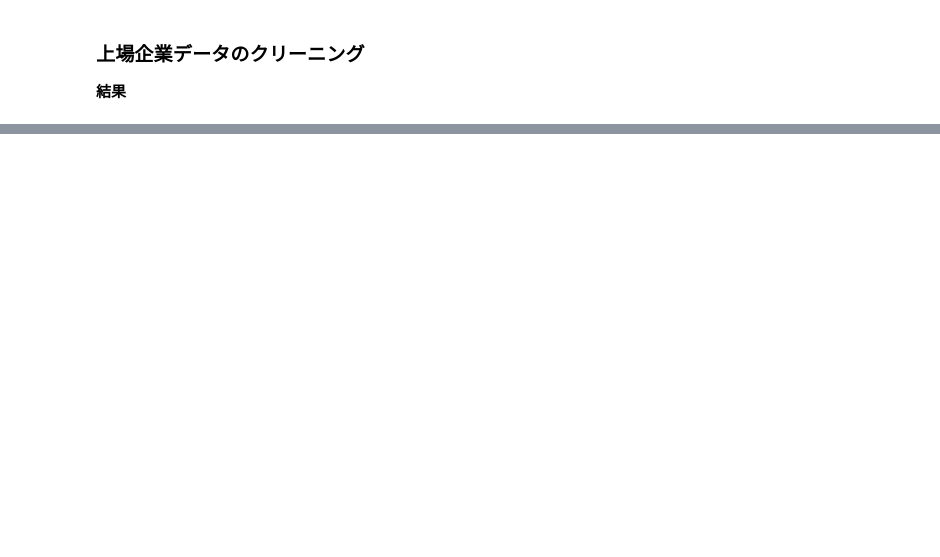
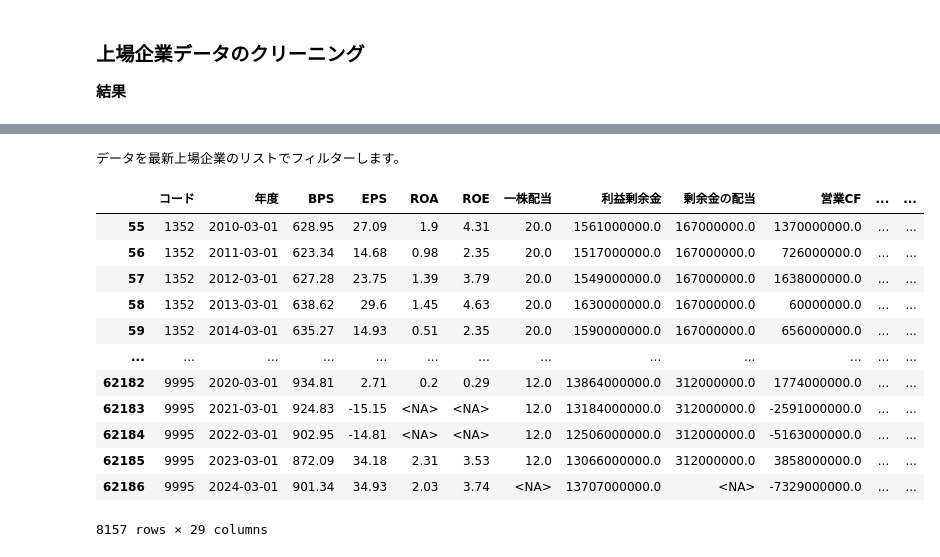
Before and after one commit to Tetibeam/003_stock_screening_preproc, a Jupyter notebook: 01_initial_creening.ipynb, the cells around one changed output, grey strips where cells are left out. Cells and saved outputs as stored; diff of their text form; code cells hidden in the pictures; blank space fills up the shorter version.

```diff
--- a/01_initial_creening.ipynb
+++ b/01_initial_creening.ipynb
@@ -202,4 +192,4 @@ df_type_change = {
 # %%
-for (filename, year), df in df_type_change.items():
-    print(filename, year)
+print("\ndtypeの最終チェック")
+for _, df in df_type_change.items():
     cu.chk_finale_dtype(df, settings["dtype_chk"]["raw"])
@@ -287,0 +268,6 @@ fig.show()
+# %%
+print("\n重複した値を検出し、最新年度ファイルのものに更新します。")
+df_result_lower, df_result_upper = cu.chk_duplicated_data(df_PROCESSED)
+display(df_result_lower)
+
+df_PROCESSED_UPDATED = cu.update_duplicated_data(df_PROCESSED, df_result_lower)
@@ -287,0 +289,10 @@ fig.show()
+# %%
+print("\n重複したデータの更新元を消去します。")
+files = df_result_lower["ファイル名"].unique()
+years = df_result_lower["フォルダ名"].unique()
+for filename in files:
+    for year in years:
+        df_update = df_result_lower.query("ファイル名 == @filename and フォルダ名 == @year")
+        df_update_index = df_update.set_index(["コード", "年度"]).index
+        df_target = df_PROCESSED_UPDATED[(filename, year)].set_index(["コード", "年度"])
+        df_PROCESSED_UPDATED[(filename, year)] = df_target.drop(df_update_index).reset_index()
@@ -335,0 +403,26 @@ df_type = cu.chk_dtype(df=df_type_change,filename=settings["files"]["reference"]
+# %%
+from functools import reduce
+
+df_list = [df for (filename, year) ,df in df_PROCESSED_UPDATED.items()]
+dfs = [df.set_index(["コード", "年度"]) for df in df_list]  # df_list が64個のDF
+df_ALL = reduce(lambda left, right: left.combine_first(right), dfs)
+df_ALL.reset_index(inplace=True)
+# %%
+print("\nデータを最新上場企業のリストでフィルターします。")
+df_filtered = df_ALL[~df_ALL["コード"].isin(df_type_change["コード"])]
+display(df_filtered)
+# %% [output]
+データを最新上場企業のリストでフィルターします。
+|  | コード | 年度 | BPS | EPS | ROA | ROE | 一株配当 | 利益剰余金 | 剰余金の配当 | 営業CF | ... | ... |
+| 55 | 1352 | 2010-03-01 | 628.95 | 27.09 | 1.9 | 4.31 | 20.0 | 1561000000.0 | 167000000.0 | 1370000000.0 | ... | ... |
+| 56 | 1352 | 2011-03-01 | 623.34 | 14.68 | 0.98 | 2.35 | 20.0 | 1517000000.0 | 167000000.0 | 726000000.0 | ... | ... |
+| 57 | 1352 | 2012-03-01 | 627.28 | 23.75 | 1.39 | 3.79 | 20.0 | 1549000000.0 | 167000000.0 | 1638000000.0 | ... | ... |
+| 58 | 1352 | 2013-03-01 | 638.62 | 29.6 | 1.45 | 4.63 | 20.0 | 1630000000.0 | 167000000.0 | 60000000.0 | ... | ... |
+| 59 | 1352 | 2014-03-01 | 635.27 | 14.93 | 0.51 | 2.35 | 20.0 | 1590000000.0 | 167000000.0 | 656000000.0 | ... | ... |
+| ... | ... | ... | ... | ... | ... | ... | ... | ... | ... | ... | ... | ... |
+| 62182 | 9995 | 2020-03-01 | 934.81 | 2.71 | 0.2 | 0.29 | 12.0 | 13864000000.0 | 312000000.0 | 1774000000.0 | ... | ... |
+| 62183 | 9995 | 2021-03-01 | 924.83 | -15.15 | <NA> | <NA> | 12.0 | 13184000000.0 | 312000000.0 | -2591000000.0 | ... | ... |
+| 62184 | 9995 | 2022-03-01 | 902.95 | -14.81 | <NA> | <NA> | 12.0 | 12506000000.0 | 312000000.0 | -5163000000.0 | ... | ... |
+| 62185 | 9995 | 2023-03-01 | 872.09 | 34.18 | 2.31 | 3.53 | 12.0 | 13066000000.0 | 312000000.0 | 3858000000.0 | ... | ... |
+| 62186 | 9995 | 2024-03-01 | 901.34 | 34.93 | 2.03 | 3.74 | <NA> | 13707000000.0 | <NA> | -7329000000.0 | ... | ... |
+8157 rows × 29 columns
```
Also changed, not shown: parts of 19 cells of this notebook, 3 other files.
